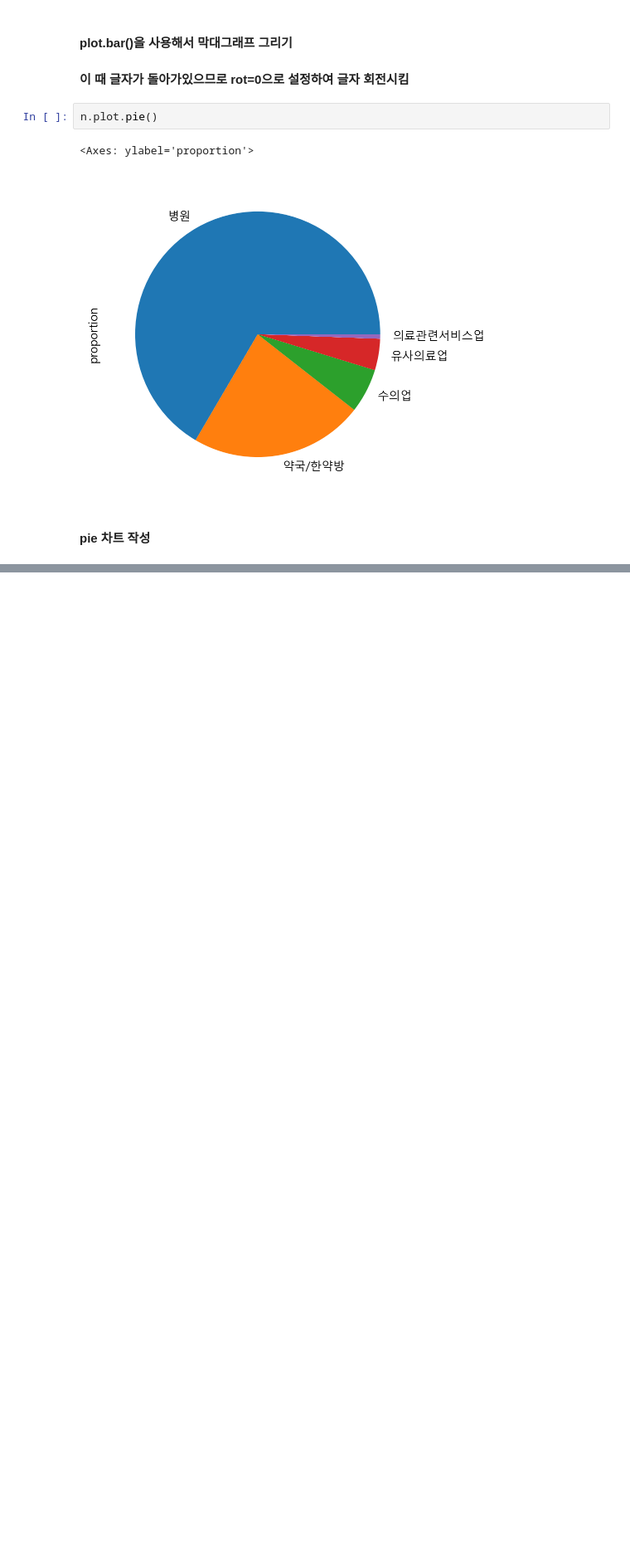
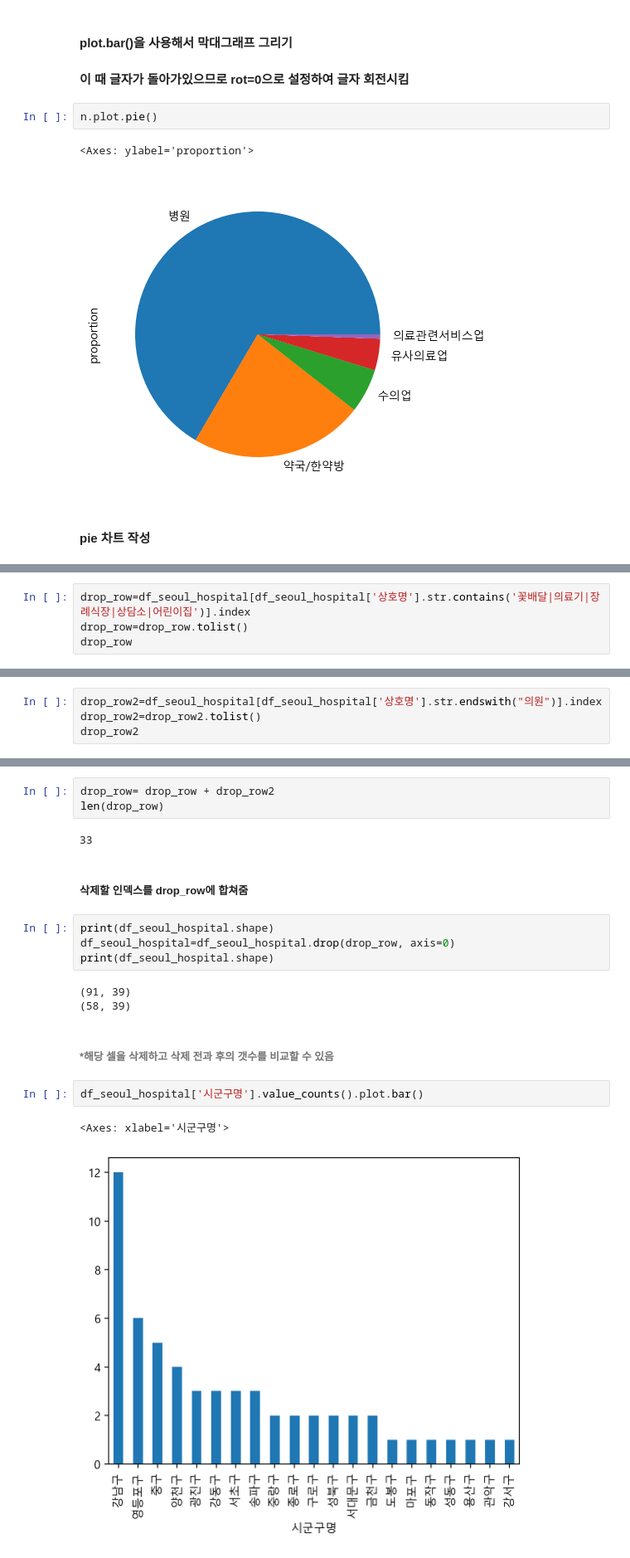
Before and after one commit to TAYKang1008/BAF-17-FRESH-Edu, a Jupyter notebook: 17기 신입교육세션 과제1_강태희.ipynb, the cells around one changed output, grey strips where cells are left out. Shown at 83% size. Saved outputs shown, nothing was run; the diff lists cells and outputs as text; blank space fills up the shorter version.

```diff
--- a/17기 신입교육세션 과제1_강태희.ipynb
+++ b/17기 신입교육세션 과제1_강태희.ipynb
@@ -534,0 +736,4 @@ n.plot.pie()
+# %%
+drop_row=df_seoul_hospital[df_seoul_hospital['상호명'].str.contains('꽃배달|의료기|장례식장|상담소|어린이집')].index
+drop_row=drop_row.tolist()
+drop_row
@@ -534,0 +744,4 @@ n.plot.pie()
+# %%
+drop_row2=df_seoul_hospital[df_seoul_hospital['상호명'].str.endswith("의원")].index
+drop_row2=drop_row2.tolist()
+drop_row2
@@ -534,0 +769,21 @@ n.plot.pie()
+# %%
+drop_row= drop_row + drop_row2
+len(drop_row)
+# %% [output]
+33
+# %% [markdown]
+##### 삭제할 인덱스를 drop_row에 합쳐줌
+# %%
+print(df_seoul_hospital.shape)
+df_seoul_hospital=df_seoul_hospital.drop(drop_row, axis=0)
+print(df_seoul_hospital.shape)
+# %% [output]
+(91, 39)
+(58, 39)
+# %% [markdown]
+###### *해당 셀을 삭제하고 삭제 전과 후의 갯수를 비교할 수 있음
+# %%
+df_seoul_hospital['시군구명'].value_counts().plot.bar()
+# %% [output]
+<Axes: xlabel='시군구명'>
+[figure, added]
```
Also changed, not shown: parts of 51 cells of this notebook.
